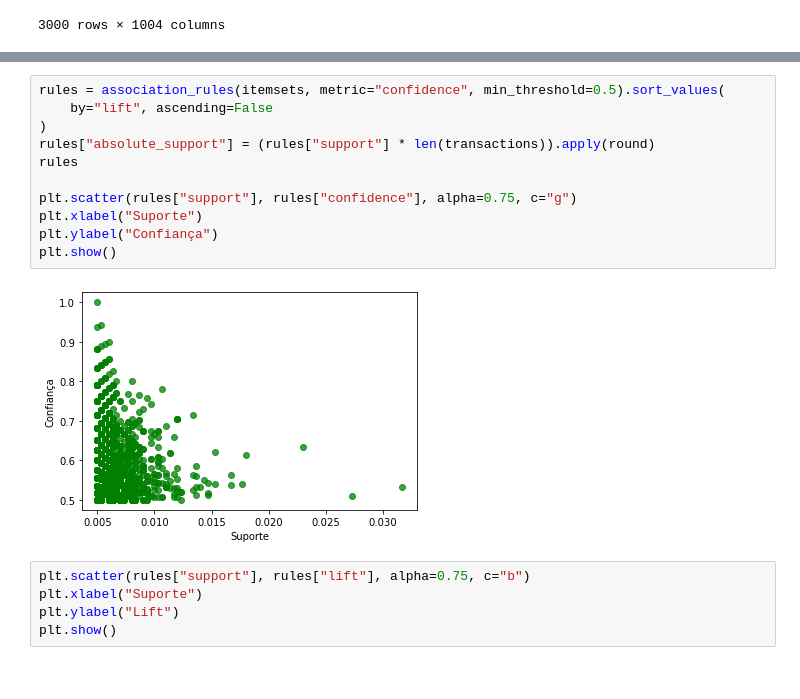
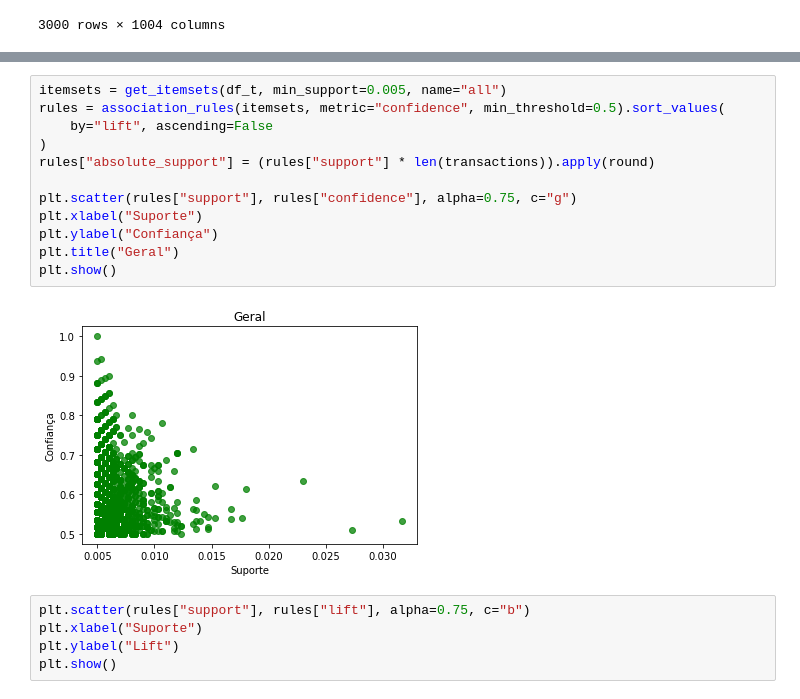
Before and after one commit to usr-bin32/data-mining-assignments, a Jupyter notebook: p2/notebook.ipynb, the cells around one changed output, grey strips where cells are left out. Drawn from its saved outputs; the diff is of its cells as text.

Commit message:
add rel plots for all experiments

```diff
--- a/p2/notebook.ipynb
+++ b/p2/notebook.ipynb
@@ -196,16 +179,17 @@ itemsets
 # %%
+itemsets = get_itemsets(df_t, min_support=0.005, name="all")
 rules = association_rules(itemsets, metric="confidence", min_threshold=0.5).sort_values(
     by="lift", ascending=False
 )
 rules["absolute_support"] = (rules["support"] * len(transactions)).apply(round)
-rules
 
 plt.scatter(rules["support"], rules["confidence"], alpha=0.75, c="g")
 plt.xlabel("Suporte")
 plt.ylabel("Confiança")
+plt.title("Geral")
 plt.show()
 # %% [output]
-[figure, old version]
+[figure, new version]
 # %%
 plt.scatter(rules["support"], rules["lift"], alpha=0.75, c="b")
 plt.xlabel("Suporte")
```
Also changed, not shown: parts of 8 cells of this notebook.
